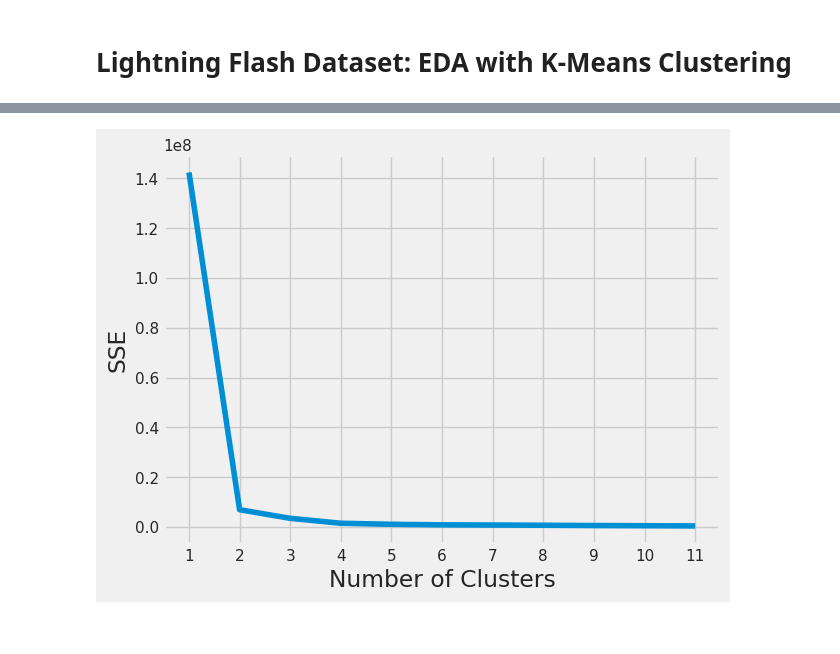
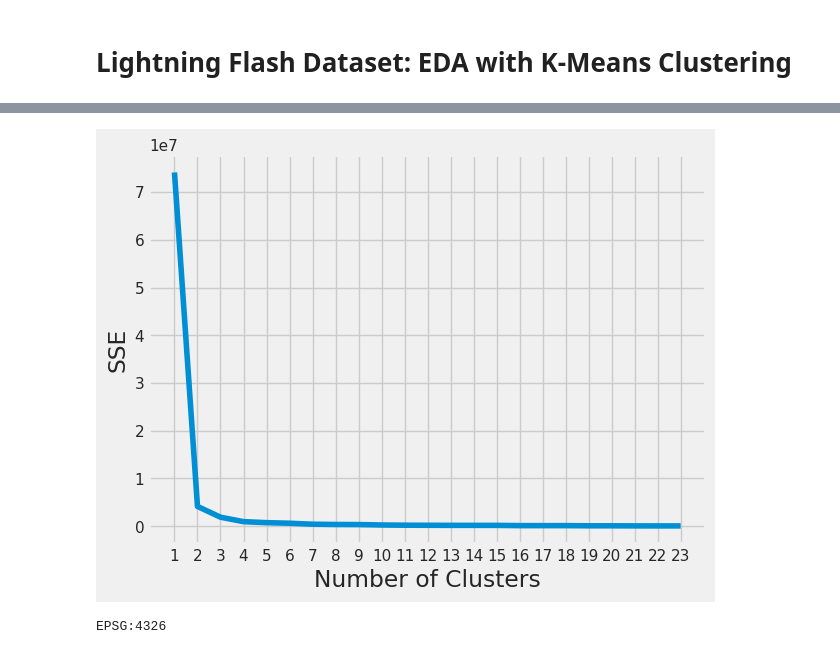
Before and after one commit to BayoAdejare/lightning-map, a Jupyter notebook: notebooks/eda_kmeans.ipynb, the cells around one changed output, grey strips where cells are left out. Saved outputs shown, nothing was run; the diff lists cells and outputs as text; code cells hidden in the pictures.

```diff
--- a/notebooks/eda_kmeans.ipynb
+++ b/notebooks/eda_kmeans.ipynb
@@ -109,9 +112,9 @@ Text(0.5, 1.0, 'Raw Flash Events')
 # %%
 # 4. Implement K-Means clustering algorithm
-k = 2
-X = geo_df.loc[:, ["lon", "lat"]]
+k = 12
+geo_df = geo_df.loc[:, ["lon", "lat"]]
 kmeans = KMeans(n_clusters=k)
-X["Cluster"] = kmeans.fit_predict(X)
-X["Cluster"] = X["Cluster"].astype("category")
-X.head()
+geo_df["cluster"] = kmeans.fit_predict(geo_df)
+geo_df["cluster"] = geo_df["cluster"].astype("category")
+geo_df.head()
 # %% [output]
@@ -140,11 +143,11 @@ kmeans_kwargs = {
 # A list holds the silhouette coefficients for each k
 silhouette_coefficients = []
 
-# Notice we start at 2 clusters for silhouette coefficient
-for k in range(2, 12):
+# Start at 2 clusters for silhouette coefficient
+for k in range(2, 24):
     kmeans = KMeans(n_clusters=k, **kmeans_kwargs)
-    kmeans.fit(X)
-    score = silhouette_score(X, kmeans.labels_)
+    kmeans.fit(geo_df)
+    score = silhouette_score(geo_df, kmeans.labels_)
     silhouette_coefficients.append(score)
 # %%
 plt.style.use("fivethirtyeight")
@@ -168,16 +171,23 @@ kmeans_kwargs = {
 sse = []
 
 # Return SSE for each k
-for k in range(1, 12):
+for k in range(1, 24):
     kmeans = KMeans(n_clusters=k, **kmeans_kwargs)
-    kmeans.fit(X)
+    kmeans.fit(geo_df)
     sse.append(kmeans.inertia_)
 # %%
 plt.style.use("fivethirtyeight")
-plt.plot(range(1, 12), sse)
-plt.xticks(range(1, 12))
+plt.plot(range(1, 24), sse)
+plt.xticks(range(1, 24))
 plt.xlabel("Number of Clusters")
 plt.ylabel("SSE")
 plt.show()
 # %% [output]
-[figure, old version]
+[figure, new version]
+# %%
+# 6.
+# load US regions shape file
+world = gpd.read_file(gpd.datasets.get_path('naturalearth_lowres'))
+print(world.crs)
+# %% [output]
+EPSG:4326
```
Also changed, not shown: parts of 10 cells of this notebook, 9 other files.
